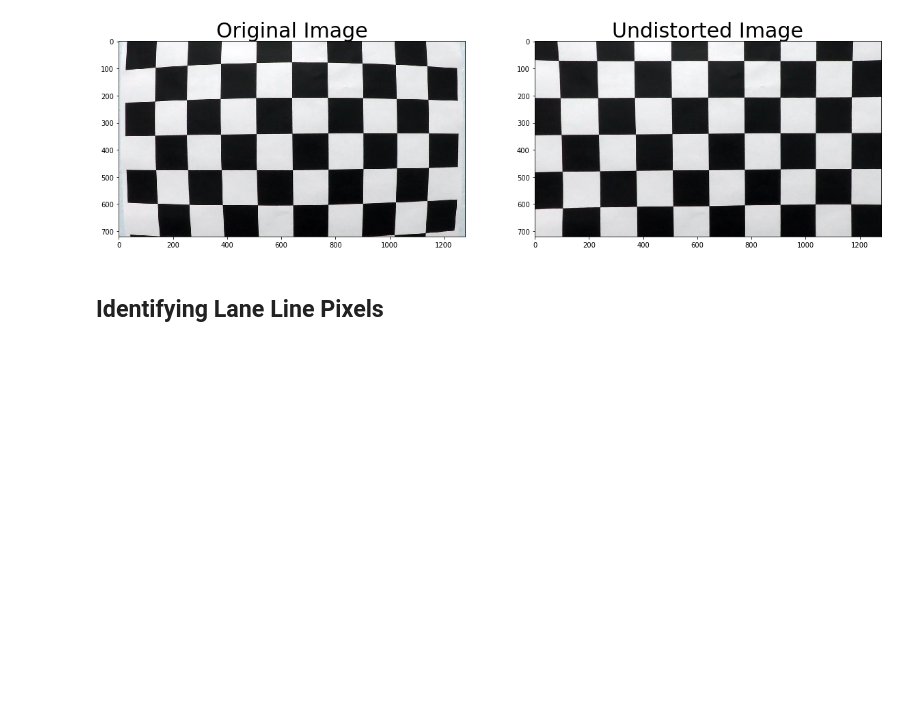
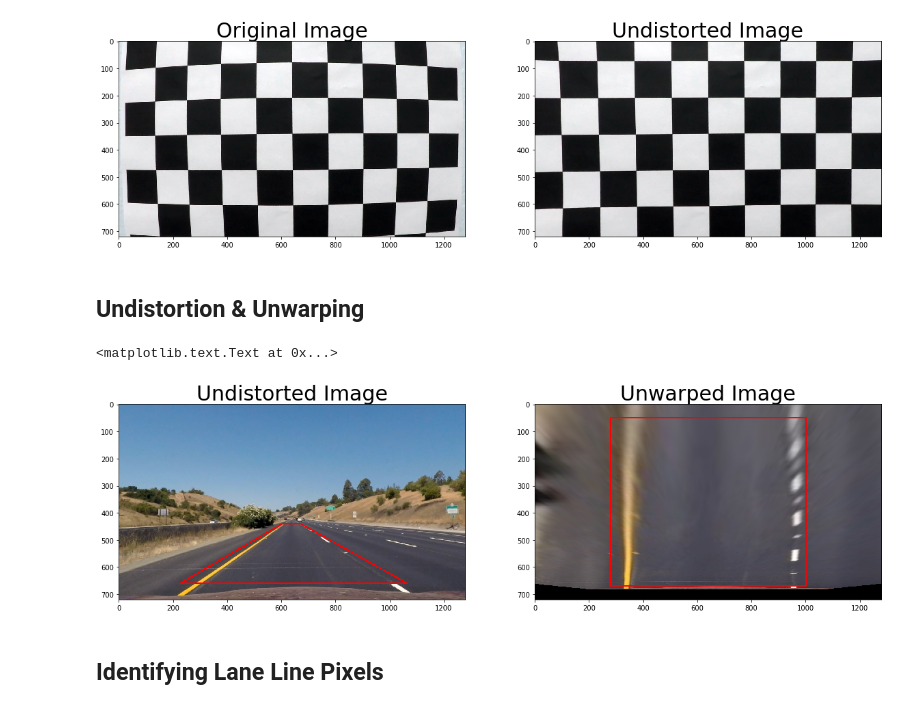
Before and after one commit to benjaminsoellner/CarND-Advanced-Lane-Lines, a Jupyter notebook: CarND 04 Advanced Lane Line Detection.ipynb, the cells around one changed output. Drawn from its saved outputs; the diff is of its cells as text; code cells hidden in the pictures; blank space fills up the shorter version.

```diff
--- a/CarND 04 Advanced Lane Line Detection.ipynb
+++ b/CarND 04 Advanced Lane Line Detection.ipynb
@@ -131,6 +140,45 @@ plot2.set_title('Undistorted Image', fontsize=30)
 # %% [output]
 <matplotlib.text.Text at 0x...>
 [figure]
+# %% [markdown]
+## Undistortion & Unwarping
+# %%
+def show_lane_plane(image):
+    global UNWARP_PLANE
+    undistorted = undistort(cv2.cvtColor(image, cv2.COLOR_BGR2RGB))
+    color = [255,0,0]
+    for (start, end) in zip([0,1,2,3], [1,2,3,0]):
+        cv2.line(undistorted, UNWARP_PLANE[start], UNWARP_PLANE[end], [255,0,0], 3)
+    return undistorted
+
+def unwarp(image, show_plane=False):
+    global UNWARP_PLANE
+    global UNWARP_X_OFFSET
+    global UNWARP_Y_OFFSET
+    undistorted = undistort(cv2.cvtColor(image, cv2.COLOR_BGR2RGB))
+    source = UNWARP_PLANE
+    x_offset = UNWARP_X_OFFSET
+    y_offset = UNWARP_Y_OFFSET
+    dim = (gray.shape[1], gray.shape[0])
+    dest = [(x_offset, y_offset), (dim[0]-x_offset, y_offset),
+            (dim[0]-x_offset, dim[1]-y_offset), (x_offset, dim[1]-y_offset)]
+    transform_matrix = cv2.getPerspectiveTransform(np.float32(source), np.float32(dest))
+    unwarped = cv2.warpPerspective(undistorted, transform_matrix, dim, flags=cv2.INTER_LINEAR)
+    if show_plane:
+        for (start, end) in zip([0,1,2,3], [1,2,3,0]):
+            cv2.line(unwarped, dest[start], dest[end], [255,0,0], 3)
+    return unwarped, transform_matrix
+
+# Test and Visualize Unwarping
+figure, plots = plt.subplots(1, 2, figsize=(20,10))
+unwarp_test_image = cv2.imread(UNWARP_TEST_IMAGE)
+plots[0].imshow(show_lane_plane(unwarp_test_image))
+plots[0].set_title('Undistorted Image', fontsize=30)
+plots[1].imshow(unwarp(unwarp_test_image, show_plane=True)[0])
+plots[1].set_title('Unwarped Image', fontsize=30)
+# %% [output]
+<matplotlib.text.Text at 0x...>
+[figure, added]
 # %% [markdown]
 ## Identifying Lane Line Pixels
 # %% [markdown]
```
Also changed, not shown: parts of 19 cells of this notebook, 20 other files.
